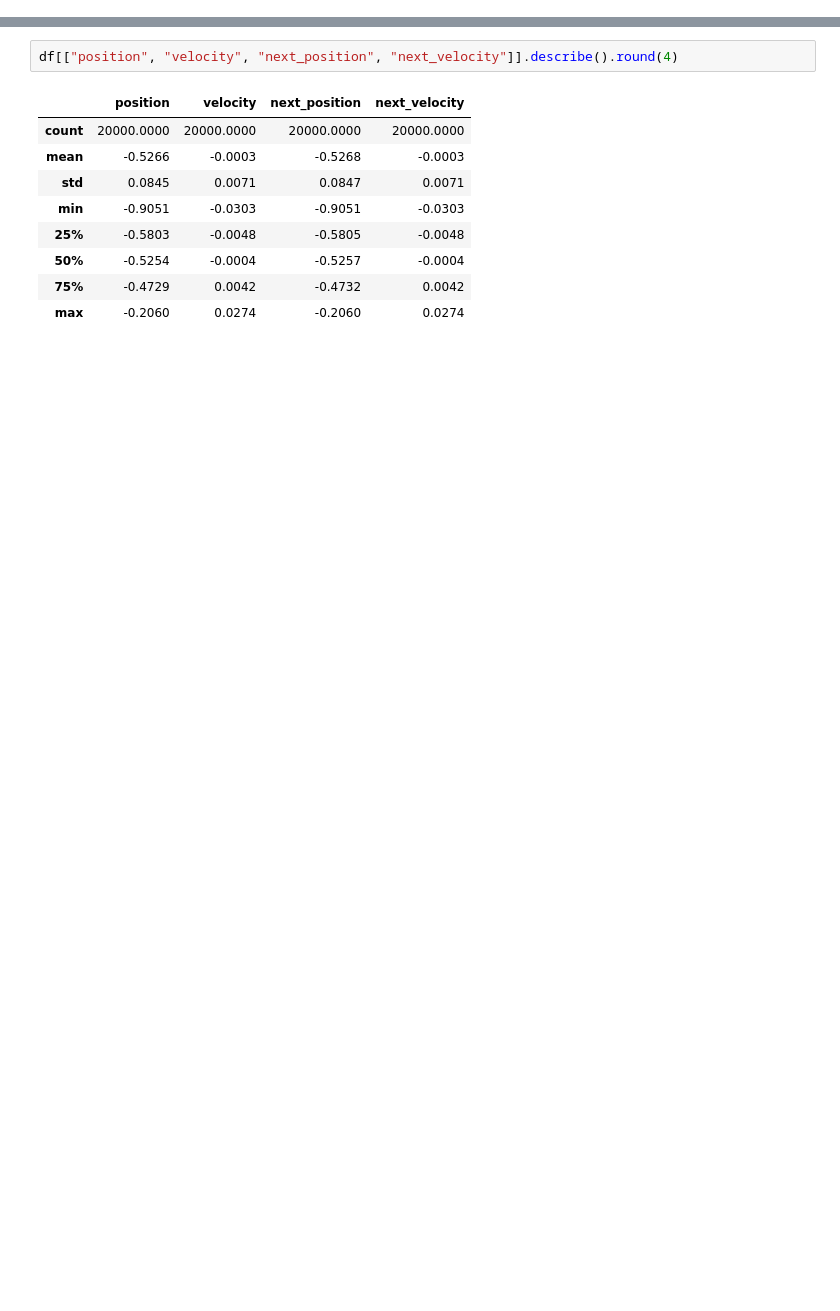
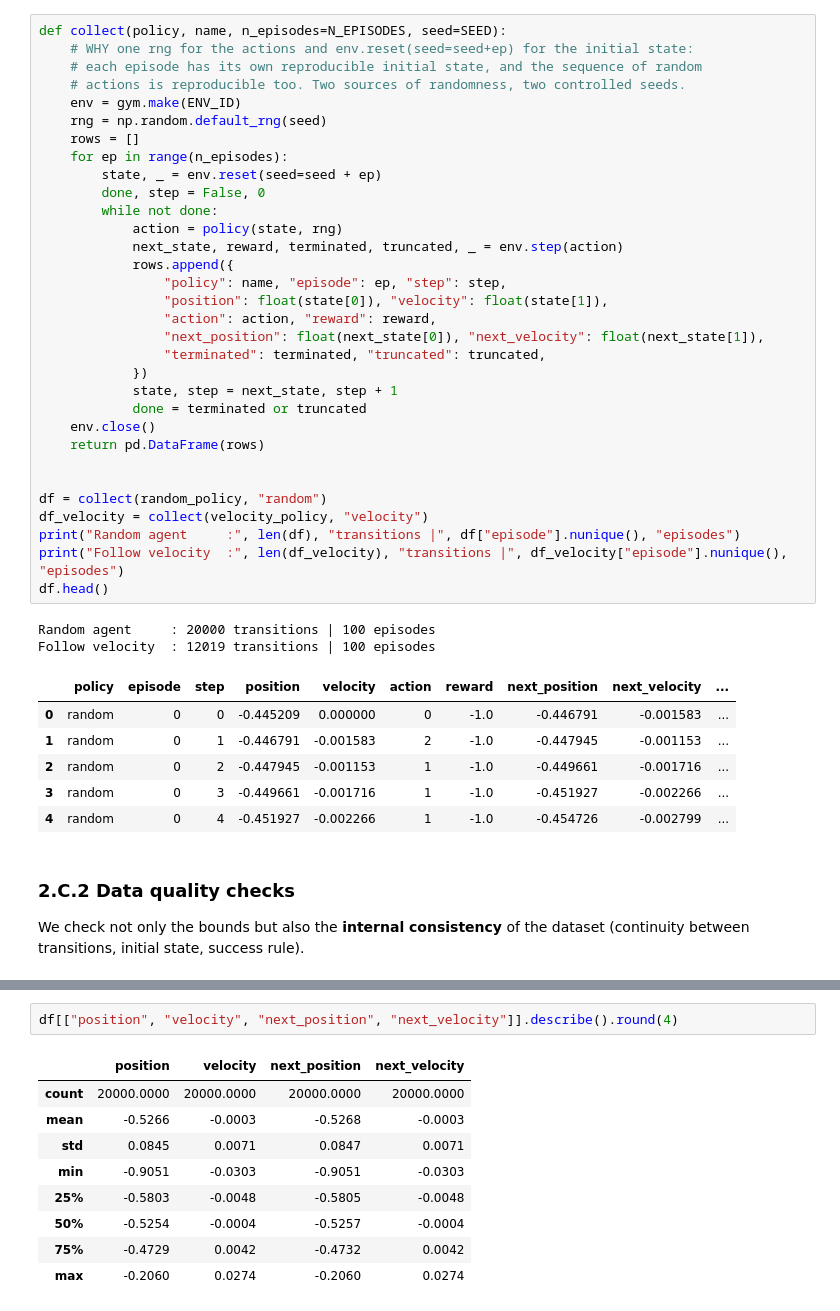
Before and after one commit to kawtheramri/AML_MountainCar, a Jupyter notebook: AML_MountainCar.ipynb, the cells around one changed output, grey strips where cells are left out. Drawn from its saved outputs; the diff is of its cells as text; blank space fills up the shorter version.

```diff
--- a/AML_MountainCar.ipynb
+++ b/AML_MountainCar.ipynb
@@ -618,0 +562,45 @@ dtype: object
+# %%
+def collect(policy, name, n_episodes=N_EPISODES, seed=SEED):
+    # WHY one rng for the actions and env.reset(seed=seed+ep) for the initial state:
+    # each episode has its own reproducible initial state, and the sequence of random
+    # actions is reproducible too. Two sources of randomness, two controlled seeds.
+    env = gym.make(ENV_ID)
+    rng = np.random.default_rng(seed)
+    rows = []
+    for ep in range(n_episodes):
+        state, _ = env.reset(seed=seed + ep)
+        done, step = False, 0
+        while not done:
+            action = policy(state, rng)
+            next_state, reward, terminated, truncated, _ = env.step(action)
+            rows.append({
+                "policy": name, "episode": ep, "step": step,
+                "position": float(state[0]), "velocity": float(state[1]),
+                "action": action, "reward": reward,
+                "next_position": float(next_state[0]), "next_velocity": float(next_state[1]),
+                "terminated": terminated, "truncated": truncated,
+            })
+            state, step = next_state, step + 1
+            done = terminated or truncated
+    env.close()
+    return pd.DataFrame(rows)
+
+
+df = collect(random_policy, "random")
+df_velocity = collect(velocity_policy, "velocity")
+print("Random agent     :", len(df), "transitions |", df["episode"].nunique(), "episodes")
+print("Follow velocity  :", len(df_velocity), "transitions |", df_velocity["episode"].nunique(), "episodes")
+df.head()
+# %% [output]
+Random agent     : 20000 transitions | 100 episodes
+Follow velocity  : 12019 transitions | 100 episodes
+|  | policy | episode | step | position | velocity | action | reward | next_position | next_velocity | ... |
+| 0 | random | 0 | 0 | -0.445209 | 0.000000 | 0 | -1.0 | -0.446791 | -0.001583 | ... |
+| 1 | random | 0 | 1 | -0.446791 | -0.001583 | 2 | -1.0 | -0.447945 | -0.001153 | ... |
+| 2 | random | 0 | 2 | -0.447945 | -0.001153 | 1 | -1.0 | -0.449661 | -0.001716 | ... |
+| 3 | random | 0 | 3 | -0.449661 | -0.001716 | 1 | -1.0 | -0.451927 | -0.002266 | ... |
+| 4 | random | 0 | 4 | -0.451927 | -0.002266 | 1 | -1.0 | -0.454726 | -0.002799 | ... |
+# %% [markdown]
+### 2.C.2 Data quality checks
+
+We check not only the bounds but also the **internal consistency** of the dataset (continuity between transitions, initial state, success rule).
```
Also changed, not shown: parts of 85 cells of this notebook.
